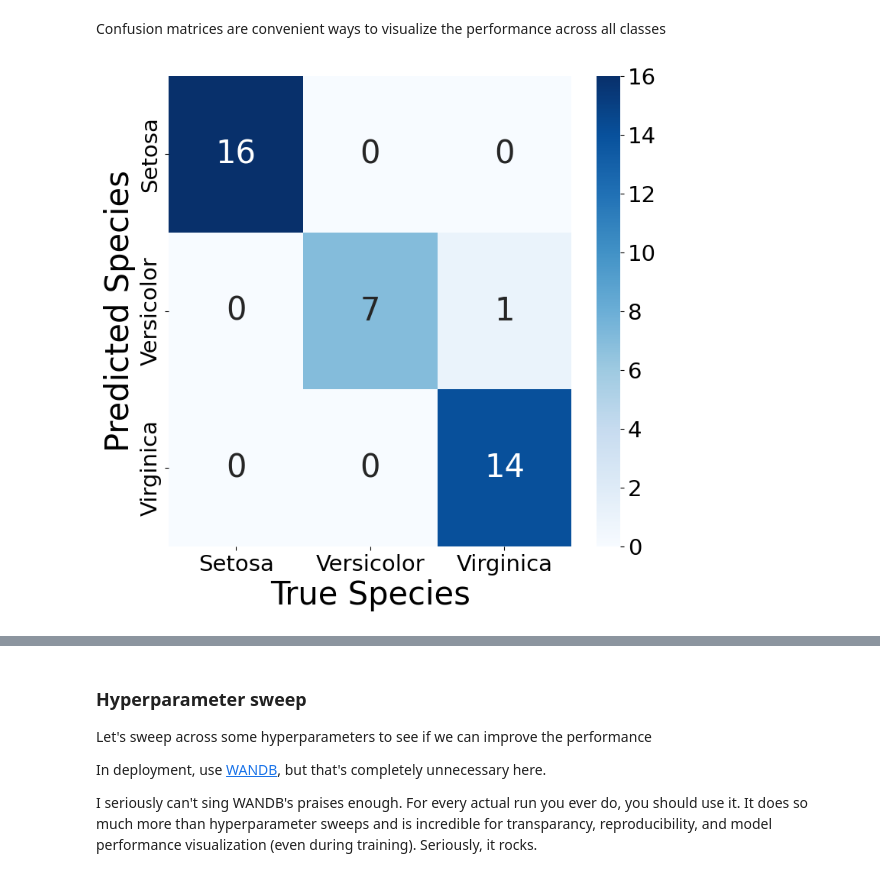
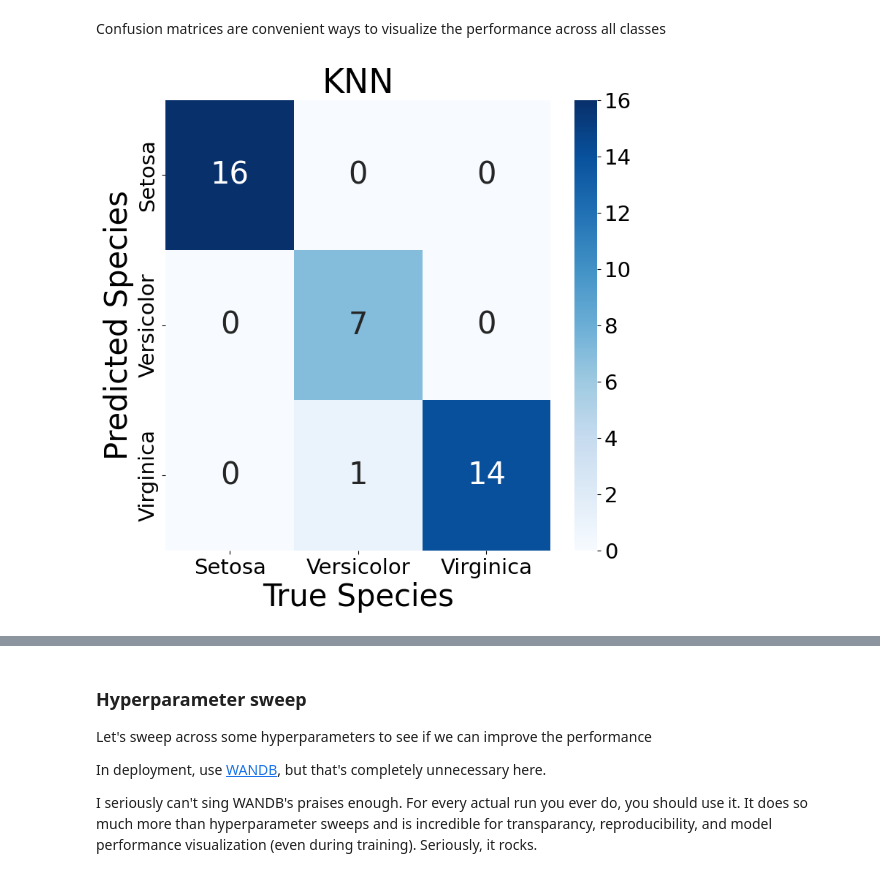
Before and after one commit to j-p-terry/uga_grad_physics_ml, a Jupyter notebook: Notebooks/basic_ml_intro.ipynb, the cells around one changed output, grey strips where cells are left out. Cells and saved outputs as stored; diff of their text form; code cells hidden in the pictures.

Commit message:
added confusion matrices

```diff
--- a/Notebooks/basic_ml_intro.ipynb
+++ b/Notebooks/basic_ml_intro.ipynb
@@ -341,19 +341,18 @@ Confusion matrices are convenient ways to visualize the performance across all c
 knn_confusion_matrix = sklearn.metrics.confusion_matrix(y_test, knn_pred)
 rf_confusion_matrix = sklearn.metrics.confusion_matrix(y_test, rf_pred)
 # %%
-
-
 plt.figure(figsize=(8.5, 8.))
 
-ax = sns.heatmap(knn_confusion_matrix, annot=True, fmt="d", cmap="Blues")
+ax = sns.heatmap(knn_confusion_matrix.T, annot=True, fmt="d", cmap="Blues")
 
 plt.xlabel("True Species", fontsize=labels)
 plt.ylabel("Predicted Species", fontsize=labels)
 
 ax.xaxis.set_ticklabels([x.capitalize() for x in data["target_names"]], fontsize=ticks)
 ax.yaxis.set_ticklabels([x.capitalize() for x in data["target_names"]], fontsize=ticks)
 
+plt.title("KNN", fontsize=titles)
 
 plt.show()
 # %% [output]
-[figure, old version]
+[figure, new version]
```
Also changed, not shown: parts of 1 cell of this notebook.
